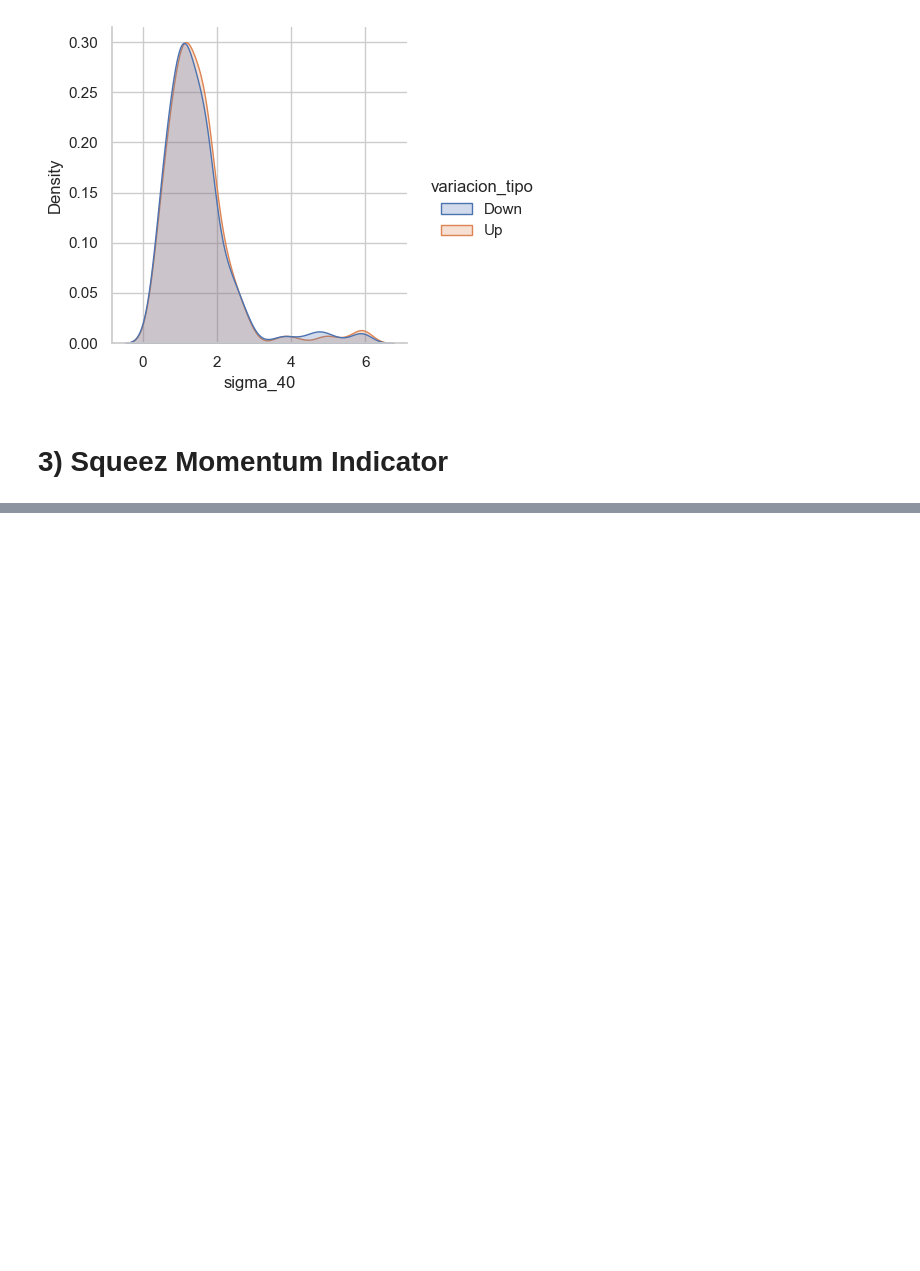
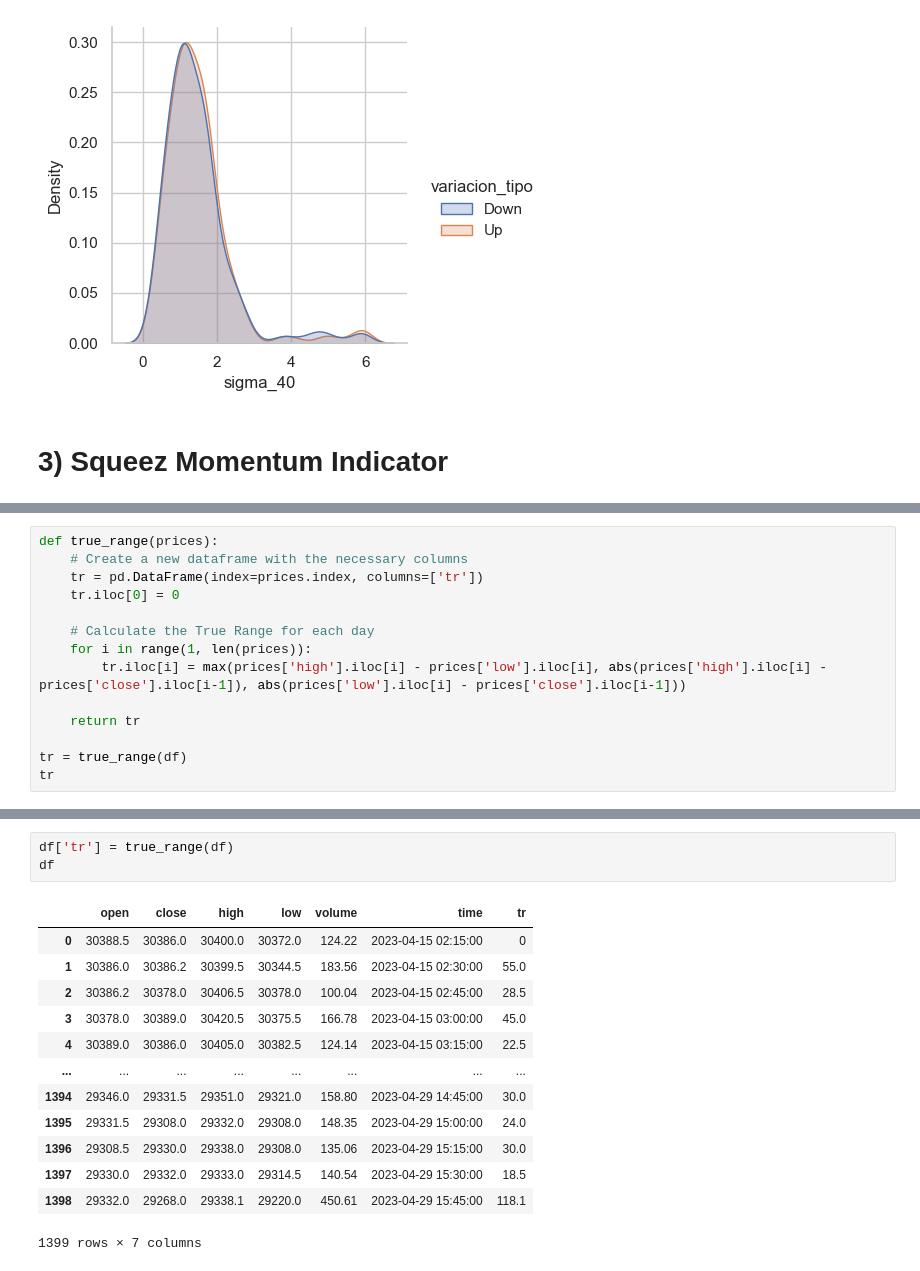
Before and after one commit to jackonedev/TradeGestorV2, a Jupyter notebook: Market_data.ipynb, the cells around one changed output, grey strips where cells are left out. Drawn from its saved outputs; the diff is of its cells as text; blank space fills up the shorter version.

```diff
--- a/Market_data.ipynb
+++ b/Market_data.ipynb
@@ -286,0 +290,14 @@ df
+# %%
+def true_range(prices):
+    # Create a new dataframe with the necessary columns
+    tr = pd.DataFrame(index=prices.index, columns=['tr'])
+    tr.iloc[0] = 0
+
+    # Calculate the True Range for each day
+    for i in range(1, len(prices)):
+        tr.iloc[i] = max(prices['high'].iloc[i] - prices['low'].iloc[i], abs(prices['high'].iloc[i] - prices['close'].iloc[i-1]), abs(prices['low'].iloc[i] - prices['close'].iloc[i-1]))
+
+    return tr
+
+tr = true_range(df)
+tr
@@ -333,0 +517,17 @@ AttributeError: module 'ta' has no attribute 'sma'
+# %%
+df['tr'] = true_range(df)
+df
+# %% [output]
+|  | open | close | high | low | volume | time | tr |
+| 0 | 30388.5 | 30386.0 | 30400.0 | 30372.0 | 124.22 | 2023-04-15 02:15:00 | 0 |
+| 1 | 30386.0 | 30386.2 | 30399.5 | 30344.5 | 183.56 | 2023-04-15 02:30:00 | 55.0 |
+| 2 | 30386.2 | 30378.0 | 30406.5 | 30378.0 | 100.04 | 2023-04-15 02:45:00 | 28.5 |
+| 3 | 30378.0 | 30389.0 | 30420.5 | 30375.5 | 166.78 | 2023-04-15 03:00:00 | 45.0 |
+| 4 | 30389.0 | 30386.0 | 30405.0 | 30382.5 | 124.14 | 2023-04-15 03:15:00 | 22.5 |
+| ... | ... | ... | ... | ... | ... | ... | ... |
+| 1394 | 29346.0 | 29331.5 | 29351.0 | 29321.0 | 158.80 | 2023-04-29 14:45:00 | 30.0 |
+| 1395 | 29331.5 | 29308.0 | 29332.0 | 29308.0 | 148.35 | 2023-04-29 15:00:00 | 24.0 |
+| 1396 | 29308.5 | 29330.0 | 29338.0 | 29308.0 | 135.06 | 2023-04-29 15:15:00 | 30.0 |
+| 1397 | 29330.0 | 29332.0 | 29333.0 | 29314.5 | 140.54 | 2023-04-29 15:30:00 | 18.5 |
+| 1398 | 29332.0 | 29268.0 | 29338.1 | 29220.0 | 450.61 | 2023-04-29 15:45:00 | 118.1 |
+1399 rows × 7 columns
```
Also changed, not shown: parts of 18 cells of this notebook, 7 other files.
